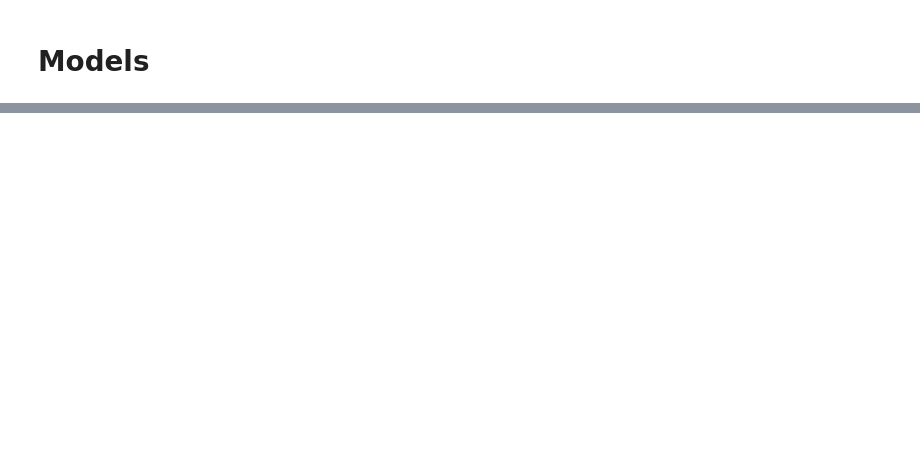
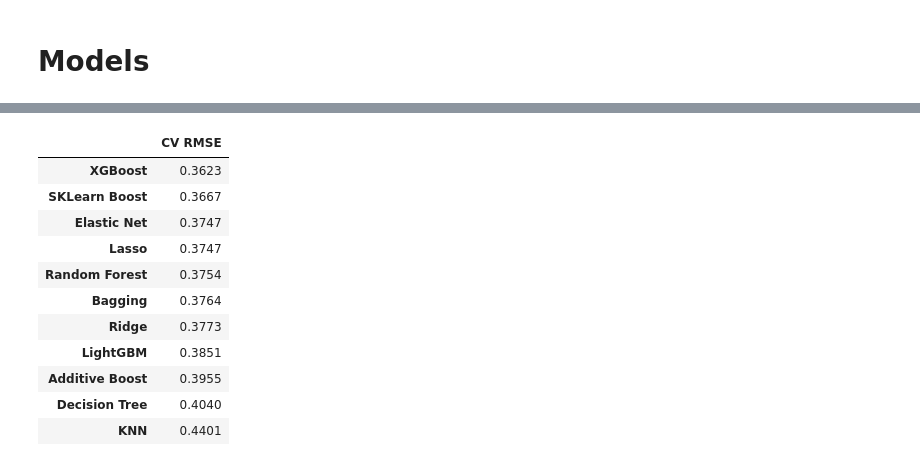
Before and after one commit to jackweou/QBUS3820, a Jupyter notebook: Airbnb.ipynb, the cells around one changed output, grey strips where cells are left out. Cells and saved outputs as stored; diff of their text form; code cells hidden in the pictures; blank space fills up the shorter version.

```diff
--- a/Airbnb.ipynb
+++ b/Airbnb.ipynb
@@ -512,7 +248,0 @@ from keras.callbacks import ReduceLROnPlateau
-# %%
-train_processed = process(train)
-test_processed = process(test)
-
-X_train = scaling(train_processed)
-y_train = train_processed['price']
-X_test = scaling(test_processed)
@@ -560,13 +248,0 @@ Below is for helping determine what predictors to log-transform, as well as iden
-# %%
-# EDA to help determine logs
-def hist(series):
-    fig, ax = plt.subplots()
-    sns.distplot(series, ax=ax,
-                 hist_kws={'alpha': 0.75,
-                           'edgecolor':'black',
-                           'color': sns.color_palette('Greens')[-1]},
-                 kde_kws={'color': 'black', 'alpha': 0.9})
-    return plt.show()
-
-for i in data.columns:
-    hist(data[i])
@@ -582,0 +520,22 @@ plt.show()
+# %%
+%%time
+from sklearn.model_selection import cross_val_score
+
+def score(method):
+    '''
+    Function to return RMSE for model
+    '''
+    score = np.mean(np.sqrt(-cross_val_score(method, X_train, y_train, scoring='neg_mean_squared_error', cv=5)))
+    return score
+
+columns = ['CV RMSE']
+rows = ['OLS', 'KNN', 'Lasso', 'Ridge', 'Elastic Net', 'Decision Tree', 'Bagging', 'Random Forest',
+        'SKLearn Boost', 'XGBoost', 'LightGBM', 'Additive Boost']
+
+results = pd.DataFrame(0.0, columns=columns, index=rows)
+
+methods = [ols, knn, lasso, ridge, enet, tree, bag, rf, gb, xbst, lbst, abst]
+n = 0
+for i in methods:
+    results.iloc[n,0] = score(i)
+    n += 1
@@ -582,0 +544,15 @@ plt.show()
+# %%
+results.iloc[1:len(results.index)].sort_values(by='CV RMSE', ascending=True).round(4)
+# %% [output]
+|  | CV RMSE |
+| XGBoost | 0.3623 |
+| SKLearn Boost | 0.3667 |
+| Elastic Net | 0.3747 |
+| Lasso | 0.3747 |
+| Random Forest | 0.3754 |
+| Bagging | 0.3764 |
+| Ridge | 0.3773 |
+| LightGBM | 0.3851 |
+| Additive Boost | 0.3955 |
+| Decision Tree | 0.4040 |
+| KNN | 0.4401 |
```
Also changed, not shown: parts of 87 cells of this notebook.
